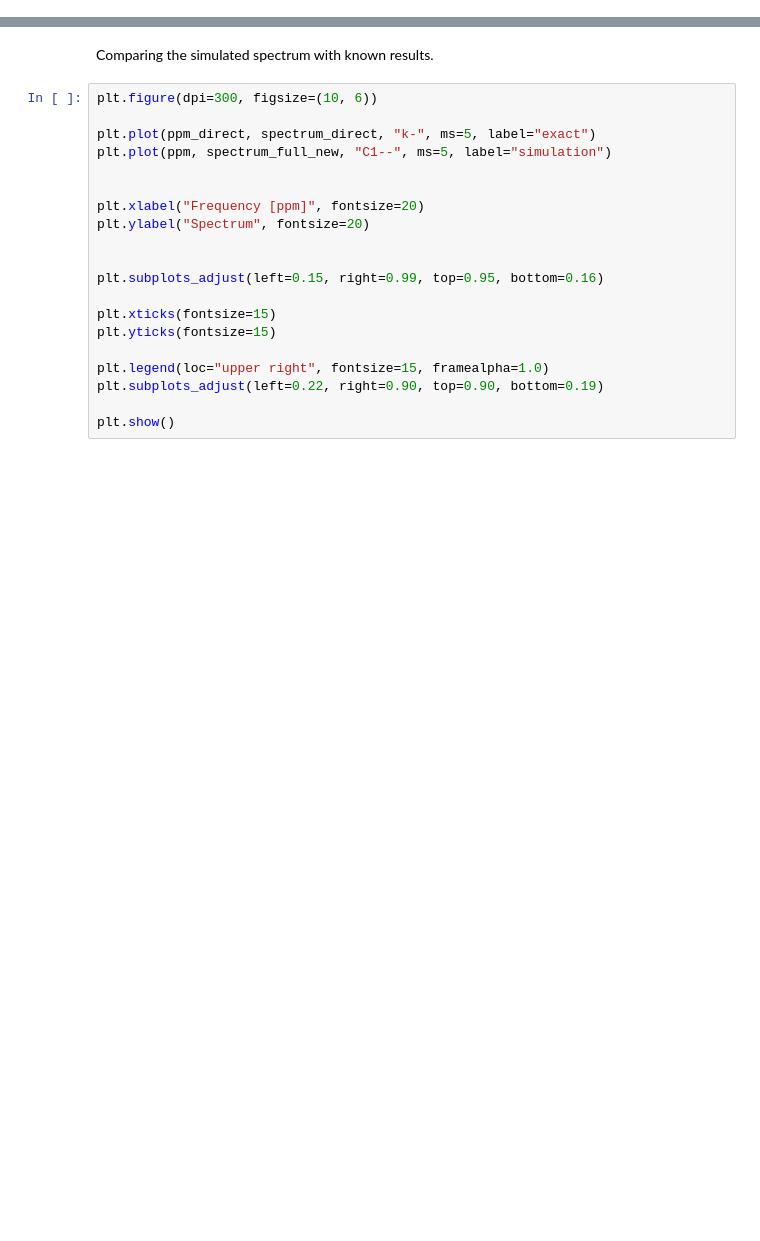
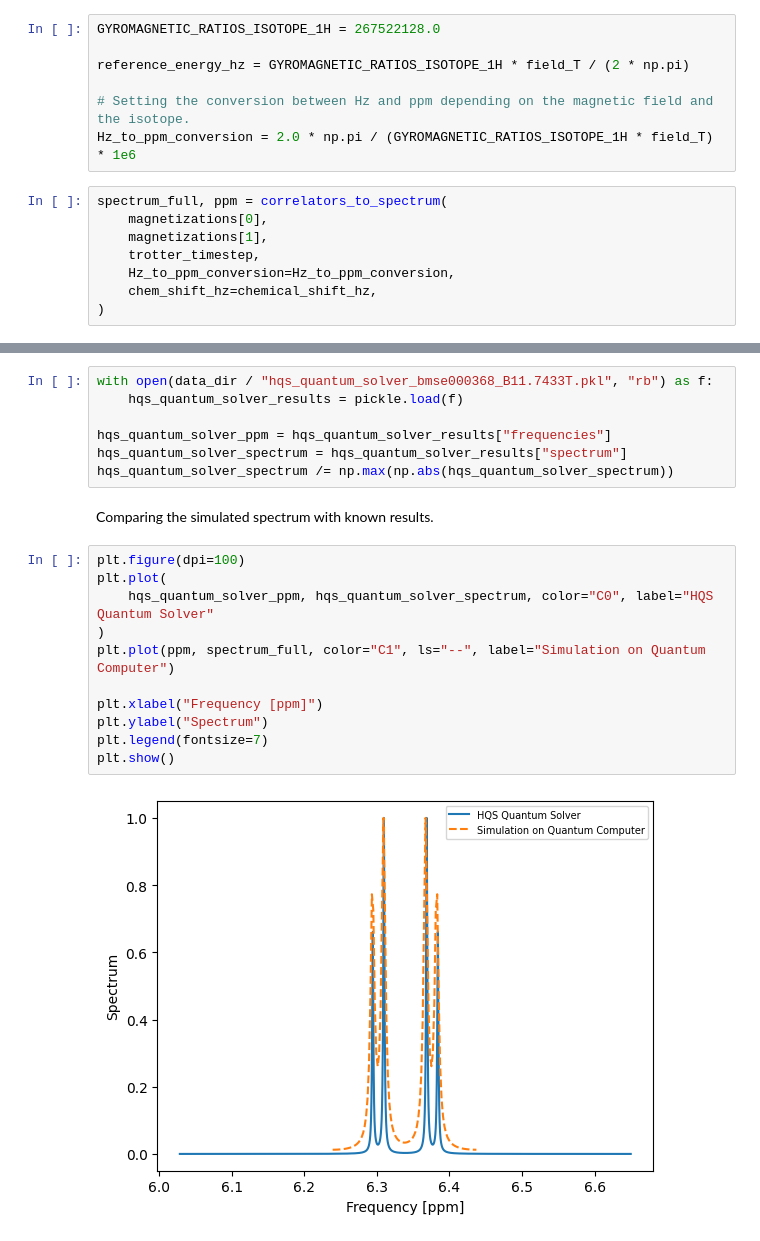
Before and after one commit to mlodi-hqs/qiskit-fall-fest-hqs, a Jupyter notebook: hqs_spectrum_tools/10_nmr_using_struqture_and_qiskit.ipynb, the cells around one changed output, grey strips where cells are left out. Saved outputs shown, nothing was run; the diff lists cells and outputs as text; blank space fills up the shorter version.

```diff
--- a/hqs_spectrum_tools/10_nmr_using_struqture_and_qiskit.ipynb
+++ b/hqs_spectrum_tools/10_nmr_using_struqture_and_qiskit.ipynb
@@ -259,0 +448,15 @@ with open(
+# %%
+GYROMAGNETIC_RATIOS_ISOTOPE_1H = 267522128.0
+
+reference_energy_hz = GYROMAGNETIC_RATIOS_ISOTOPE_1H * field_T / (2 * np.pi)
+
+# Setting the conversion between Hz and ppm depending on the magnetic field and the isotope.
+Hz_to_ppm_conversion = 2.0 * np.pi / (GYROMAGNETIC_RATIOS_ISOTOPE_1H * field_T) * 1e6
+# %%
+spectrum_full, ppm = correlators_to_spectrum(
+    magnetizations[0],
+    magnetizations[1],
+    trotter_timestep,
+    Hz_to_ppm_conversion=Hz_to_ppm_conversion,
+    chem_shift_hz=chemical_shift_hz,
+)
@@ -260,22 +465,22 @@ with open(
+# %%
+with open(data_dir / "hqs_quantum_solver_bmse000368_B11.7433T.pkl", "rb") as f:
+    hqs_quantum_solver_results = pickle.load(f)
+
+hqs_quantum_solver_ppm = hqs_quantum_solver_results["frequencies"]
+hqs_quantum_solver_spectrum = hqs_quantum_solver_results["spectrum"]
+hqs_quantum_solver_spectrum /= np.max(np.abs(hqs_quantum_solver_spectrum))
 # %% [markdown]
 Comparing the simulated spectrum with known results.
-# %%
-plt.figure(dpi=300, figsize=(10, 6))
-
-plt.plot(ppm_direct, spectrum_direct, "k-", ms=5, label="exact")
-plt.plot(ppm, spectrum_full_new, "C1--", ms=5, label="simulation")
-
-
-plt.xlabel("Frequency [ppm]", fontsize=20)
-plt.ylabel("Spectrum", fontsize=20)
-
-
-plt.subplots_adjust(left=0.15, right=0.99, top=0.95, bottom=0.16)
-
-plt.xticks(fontsize=15)
-plt.yticks(fontsize=15)
-
-plt.legend(loc="upper right", fontsize=15, framealpha=1.0)
-plt.subplots_adjust(left=0.22, right=0.90, top=0.90, bottom=0.19)
-
-plt.show()
+# %%
+plt.figure(dpi=100)
+plt.plot(
+    hqs_quantum_solver_ppm, hqs_quantum_solver_spectrum, color="C0", label="HQS Quantum Solver"
+)
+plt.plot(ppm, spectrum_full, color="C1", ls="--", label="Simulation on Quantum Computer")
+
+plt.xlabel("Frequency [ppm]")
+plt.ylabel("Spectrum")
+plt.legend(fontsize=7)
+plt.show()
+# %% [output]
+[figure, added]
```
Also changed, not shown: parts of 50 cells of this notebook, 7 other files.
